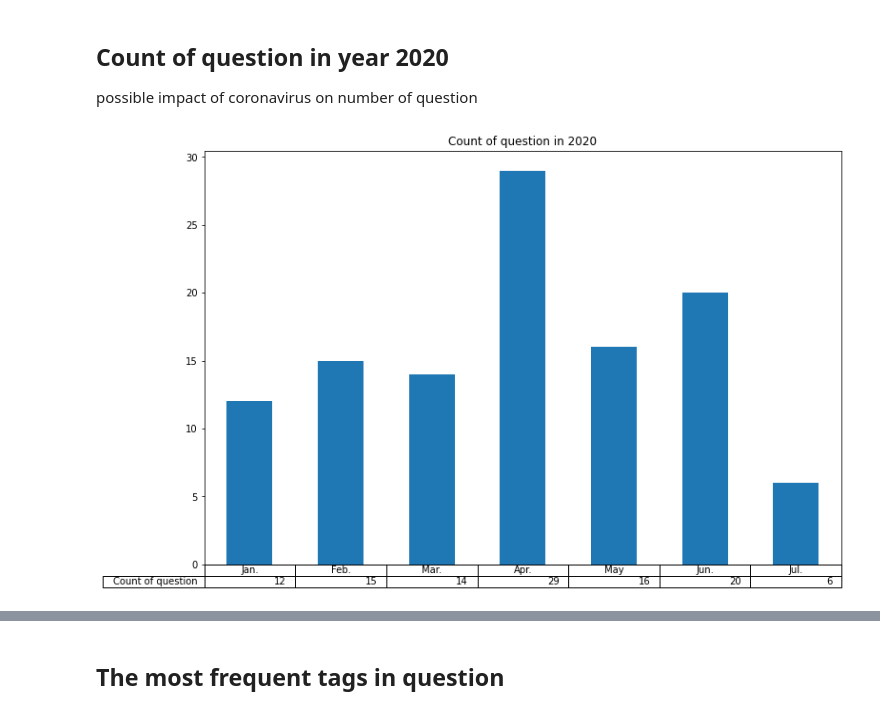
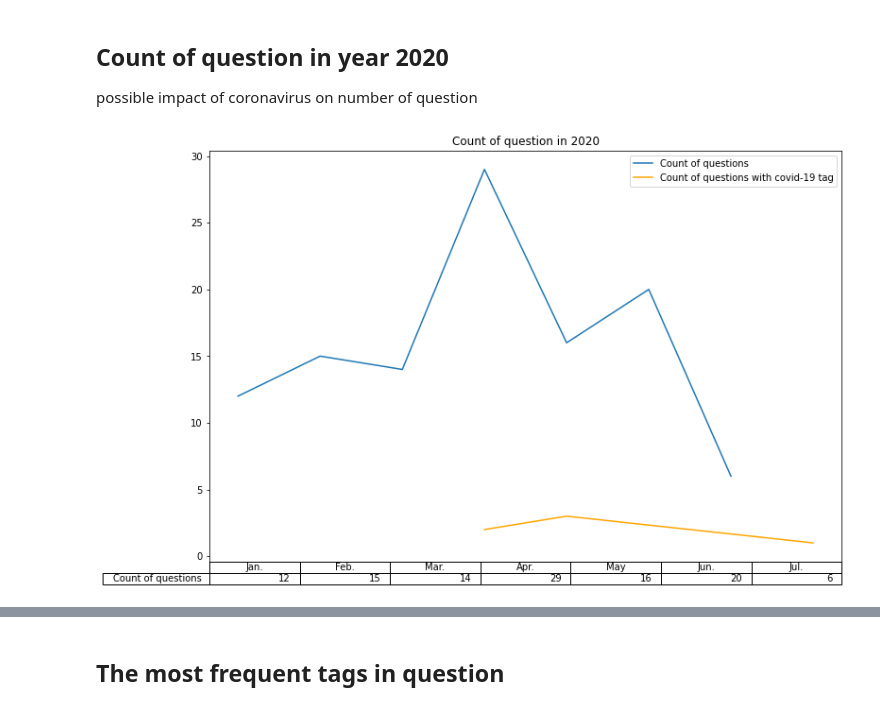
Before and after one commit to xdragolo/topicGroupsAndTimeframesIdentification, a Jupyter notebook: Data_Analysis/general_overview.ipynb, the cells around one changed output, grey strips where cells are left out. Saved outputs shown, nothing was run; the diff lists cells and outputs as text; code cells hidden in the pictures.

```diff
--- a/Data_Analysis/general_overview.ipynb
+++ b/Data_Analysis/general_overview.ipynb
@@ -119,14 +114,23 @@ possible impact of coronavirus on number of question
 # %%
 data2020= df.loc[(df['asked'] > pd.to_datetime('2020-01-01 00:00Z', utc=True))]
 data2020 = data2020['title'].groupby([df.asked.dt.month.rename('month')]).agg(count = 'count')
+
+coronadata = df.loc[df.apply(lambda x :  'covid-19' in x['tags'],axis=1)]['title'].groupby([df.asked.dt.month.rename('month')]).agg(count = 'count')
+coronadata = coronadata.rename(columns = {'count':'Count of questions with covid-19 tag'})
 
 idx = {1.0:'Jan.',2.0: 'Feb.',3.0: 'Mar.',4.0: 'Apr.',5.0: 'May',6.0:'Jun.',7.0:'Jul.'}
 data2020 = data2020.rename(index = idx,columns = {'count':'Count of questions'})
 ax1 = plt.axes()
 x_axis = ax1.axes.get_xaxis()
 x_axis.set_visible(False)
-data2020.plot(ax = ax1,table= True, kind= 'bar', figsize=(12,8), title ='Count of question in 2020', legend = False,)
+data2020.plot(ax = ax1,table= True, figsize=(12,8), title ='Count of question in 2020', legend = True,)
+coronadata.plot(ax = ax1, figsize=(12,8), title ='Count of question in 2020', legend = True,color= 'orange')
 # where df is your data frame
-plt.savefig('./figures/tabl2020.png', bbox_inches='tight',)
+plt.savefig('./figures/tabl2020withcorona.png', bbox_inches='tight',)
+
+
+# s = pd.Series([0,0],index = [1,2])
+# coronadata.append(pd.Series({'Count of questions with covid-19 tag' : 0},name = 1.0))
+# coronadata.append(pd.Series({'Count of questions with covid-19 tag' : 0},name = 2.0))
 # %% [output]
-[figure, old version]
+[figure, new version]
```
Also changed, not shown: parts of 24 cells of this notebook, 37 other files.
